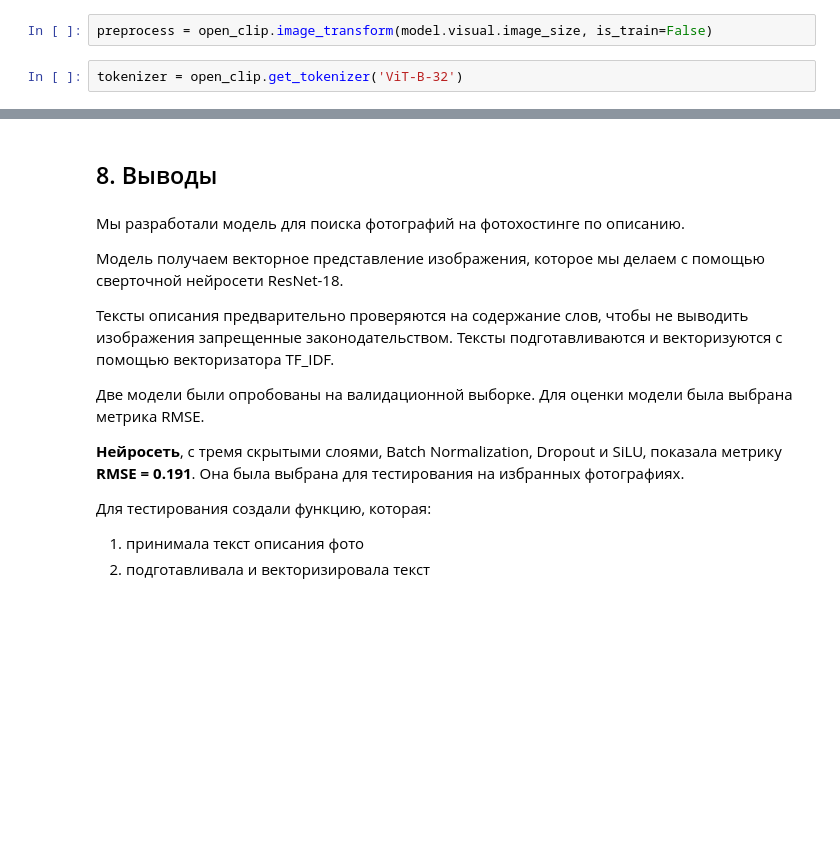
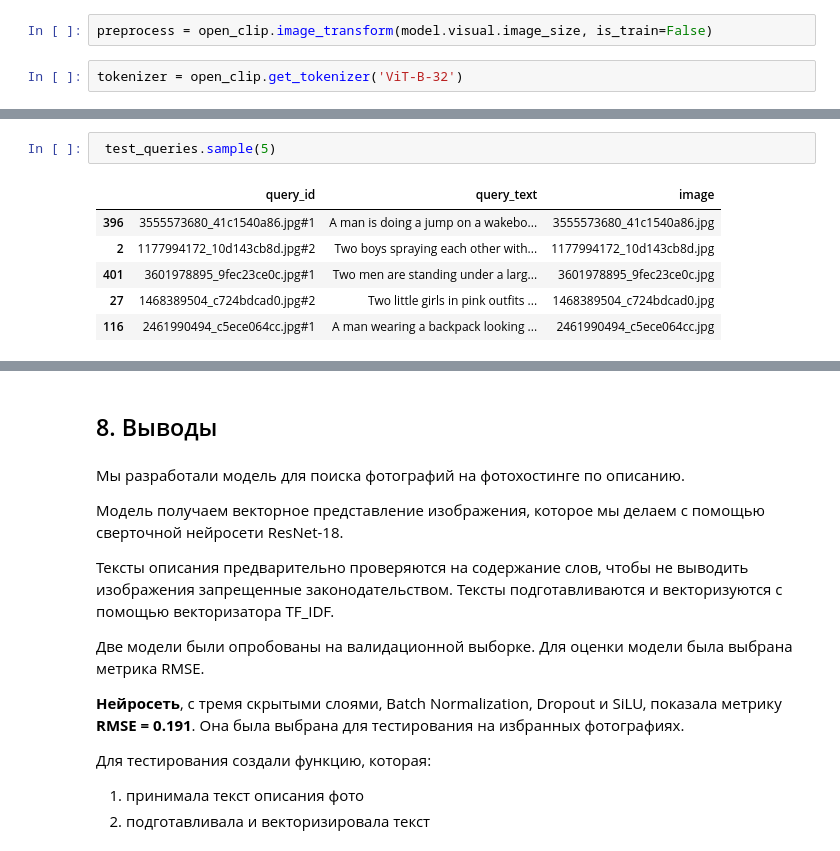
Before and after one commit to ostermans/practicum_cv_texts, a Jupyter notebook: with-sense-text-recognition-cv-bert-clip_01.ipynb, the cells around one changed output, grey strips where cells are left out. Saved outputs shown, nothing was run; the diff lists cells and outputs as text; blank space fills up the shorter version.

```diff
--- a/with-sense-text-recognition-cv-bert-clip_01.ipynb
+++ b/with-sense-text-recognition-cv-bert-clip_01.ipynb
@@ -1944,0 +1984,9 @@ tokenizer = open_clip.get_tokenizer('ViT-B-32')
+# %%
+ test_queries.sample(5)
+# %% [output]
+|  | query_id | query_text | image |
+| 396 | 3555573680_41c1540a86.jpg#1 | A man is doing a jump on a wakebo... | 3555573680_41c1540a86.jpg |
+| 2 | 1177994172_10d143cb8d.jpg#2 | Two boys spraying each other with... | 1177994172_10d143cb8d.jpg |
+| 401 | 3601978895_9fec23ce0c.jpg#1 | Two men are standing under a larg... | 3601978895_9fec23ce0c.jpg |
+| 27 | 1468389504_c724bdcad0.jpg#2 | Two little girls in pink outfits ... | 1468389504_c724bdcad0.jpg |
+| 116 | 2461990494_c5ece064cc.jpg#1 | A man wearing a backpack looking ... | 2461990494_c5ece064cc.jpg |
```
Also changed, not shown: parts of 12 cells of this notebook.
